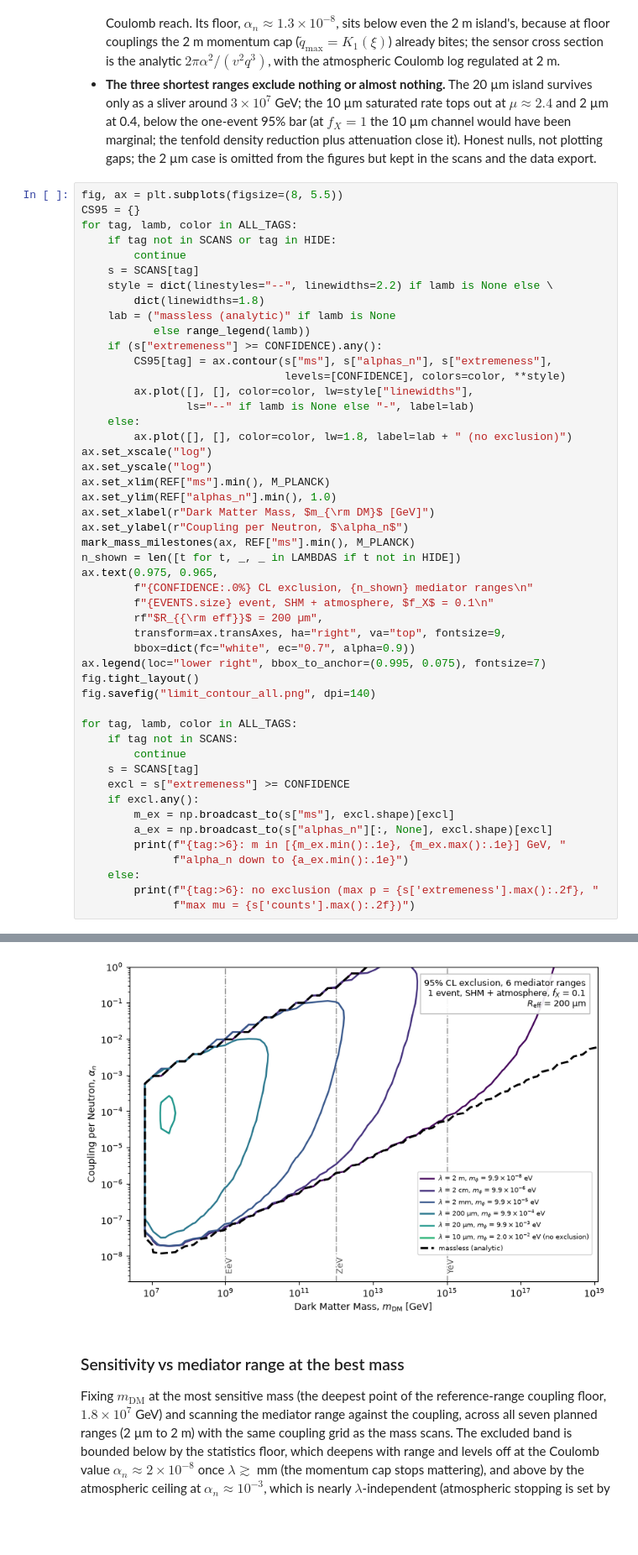
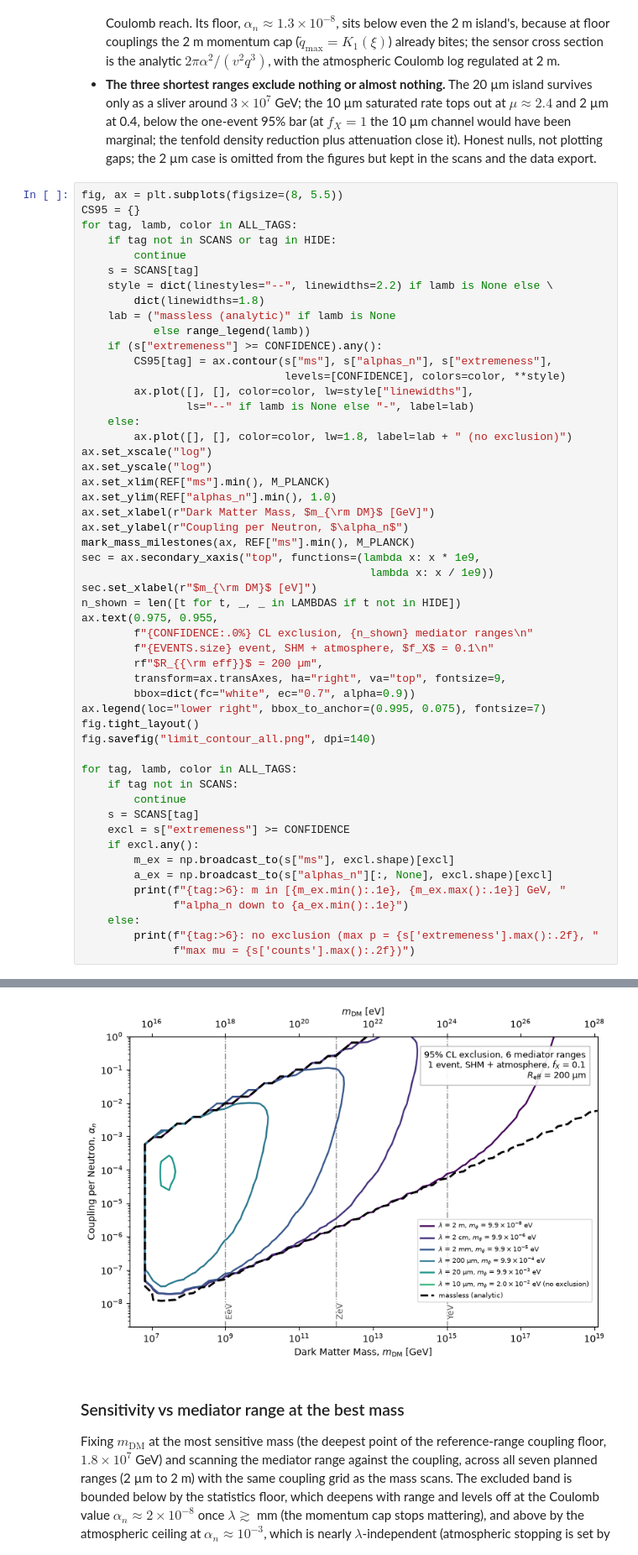
Before and after one commit to PolonaiseExperiment/luhdm, a Jupyter notebook: notebooks/limit_contour.ipynb, the cells around one changed output, grey strips where cells are left out. Shown at 84% size. Drawn from its saved outputs; the diff is of its cells as text; blank space fills up the shorter version.

Commit message:
Mediator masses in eV only; m_DM eV top axis on all mass plots

```diff
--- a/notebooks/limit_contour.ipynb
+++ b/notebooks/limit_contour.ipynb
@@ -422,40 +424,43 @@ ax.set_ylim(REF["alphas_n"].min(), 1.0)
 ax.set_xlabel(r"Dark Matter Mass, $m_{\rm DM}$ [GeV]")
 ax.set_ylabel(r"Coupling per Neutron, $\alpha_n$")
 mark_mass_milestones(ax, REF["ms"].min(), M_PLANCK)
+sec = ax.secondary_xaxis("top", functions=(lambda x: x * 1e9,
+                                            lambda x: x / 1e9))
+sec.set_xlabel(r"$m_{\rm DM}$ [eV]")
 n_shown = len([t for t, _, _ in LAMBDAS if t not in HIDE])
-ax.text(0.975, 0.965,
+ax.text(0.975, 0.955,
         f"{CONFIDENCE:.0%} CL exclusion, {n_shown} mediator ranges\n"
         f"{EVENTS.size} event, SHM + atmosphere, $f_X$ = 0.1\n"
         rf"$R_{{\rm eff}}$ = 200 µm",
         transform=ax.transAxes, ha="right", va="top", fontsize=9,
         bbox=dict(fc="white", ec="0.7", alpha=0.9))
 ax.legend(loc="lower right", bbox_to_anchor=(0.995, 0.075), fontsize=7)
 fig.tight_layout()
 fig.savefig("limit_contour_all.png", dpi=140)
 
 for tag, lamb, color in ALL_TAGS:
     if tag not in SCANS:
         continue
     s = SCANS[tag]
     excl = s["extremeness"] >= CONFIDENCE
     if excl.any():
         m_ex = np.broadcast_to(s["ms"], excl.shape)[excl]
         a_ex = np.broadcast_to(s["alphas_n"][:, None], excl.shape)[excl]
         print(f"{tag:>6}: m in [{m_ex.min():.1e}, {m_ex.max():.1e}] GeV, "
               f"alpha_n down to {a_ex.min():.1e}")
     else:
         print(f"{tag:>6}: no exclusion (max p = {s['extremeness'].max():.2f}, "
               f"max mu = {s['counts'].max():.2f})")
 # %% [output]
     2m: m in [6.8e+06, 6.3e+17] GeV, alpha_n down to 2.0e-08
    2cm: m in [6.8e+06, 1.4e+14] GeV, alpha_n down to 2.0e-08
    2mm: m in [6.8e+06, 1.6e+12] GeV, alpha_n down to 2.0e-08
  200um: m in [6.8e+06, 1.1e+10] GeV, alpha_n down to 3.3e-08
   20um: m in [1.8e+07, 3.0e+07] GeV, alpha_n down to 3.5e-05
   10um: no exclusion (max p = 0.68, max mu = 2.38)
    2um: no exclusion (max p = 0.15, max mu = 0.38)
 massless: m in [6.8e+06, 1.2e+19] GeV, alpha_n down to 1.3e-08
-[figure, old version]
+[figure, new version]
 # %% [markdown]
 ### Sensitivity vs mediator range at the best mass
 
```
Also changed, not shown: parts of 1 cell of this notebook, 2 other files.
